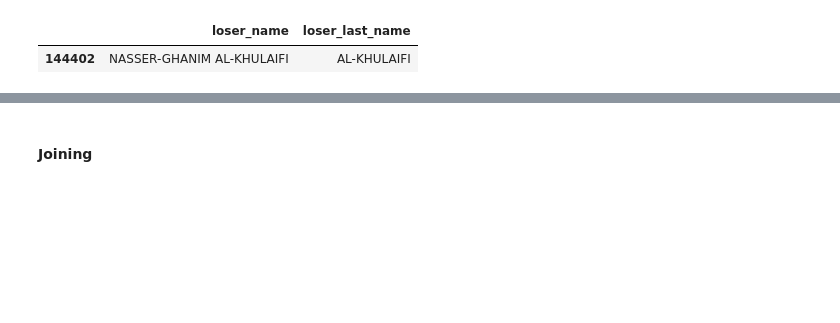
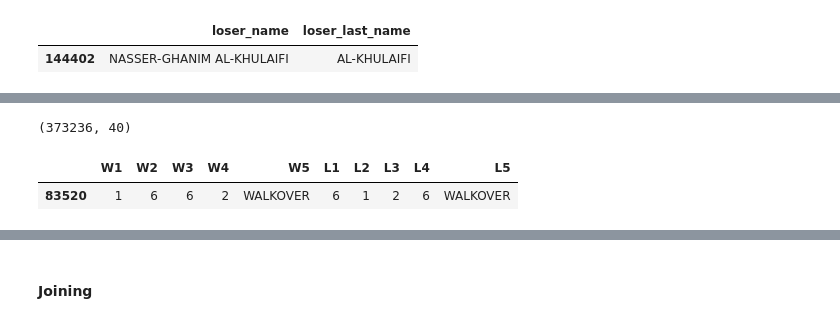
Before and after one commit to siddjagadish/tennis_new, a Jupyter notebook: tennis_new/notebooks/odds_joining/odds_joining_by_year.ipynb, the cells around one changed output, grey strips where cells are left out. Drawn from its saved outputs; the diff is of its cells as text; code cells hidden in the pictures; blank space fills up the shorter version.

```diff
--- a/tennis_new/notebooks/odds_joining/odds_joining_by_year.ipynb
+++ b/tennis_new/notebooks/odds_joining/odds_joining_by_year.ipynb
@@ -217,5 +210,0 @@ The tournament names are presented differently as well.  We will have to map tou
-# %%
-# Preprocessing, don't wanna deal with case issues
-
-jd['tourney_title'] = jd['tourney_title'].map(lambda x: x.upper())
-odds_df['Tournament'] = odds_df['Tournament'].map(lambda x: x.upper().strip(' '))
@@ -224,9 +210,0 @@ odds_df['Tournament'][~odds_df['Tournament'].isin(jd['tourney_title'])].value_co
-# %%
-pd.set_option('display.max_rows', 100, 'display.max_columns', None) # more options can be specified also
-wubba = odds_df.groupby(['Tournament', 'Location']).apply(
-    lambda x: pd.Series({
-        'n_matches': x.shape[0],
-        'min_date': x['Date'].min()
-    })
-).sort_values('n_matches', ascending=False)
-wubba
@@ -376,5 +267,32 @@ score_df.head()
 # %%
 jd = pd.concat([jd, score_df], axis=1)
 jd.shape
+# %% [output]
+(373236, 40)
 # %%
 score_cols = ['W%d' % s for s in range(1, 6)] + ['L%d' % s for s in range(1, 6)]
+# %%
+jd['odds_comment'] = None
+jd.loc[
+    (jd[score_cols] == 'WALKOVER').any(axis=1),
+    'odds_comment'
+] = 'Walkover'
+jd.loc[
+    (jd[score_cols] == 'RETIRE').any(axis=1),
+    'odds_comment'
+] = 'Retired'
+jd.loc[
+    (jd[score_cols] == 'MATCH_NOT_PLAYED').any(axis=1),
+    'odds_comment'
+] = 'Match Not Played'
+# %%
+import numpy as np
+
+# for col in score_cols:
+#     jd.loc[jd[col] == 'WALKOVER', col] = np.nan
+
+walkovers = jd[jd['odds_comment'] == 'Walkover']
+walkovers[score_cols][walkovers['W5'].notnull()]
+# %% [output]
+|  | W1 | W2 | W3 | W4 | W5 | L1 | L2 | L3 | L4 | L5 |
+| 83520 | 1 | 6 | 6 | 2 | WALKOVER | 6 | 1 | 2 | 6 | WALKOVER |
```
Also changed, not shown: parts of 30 cells of this notebook.
